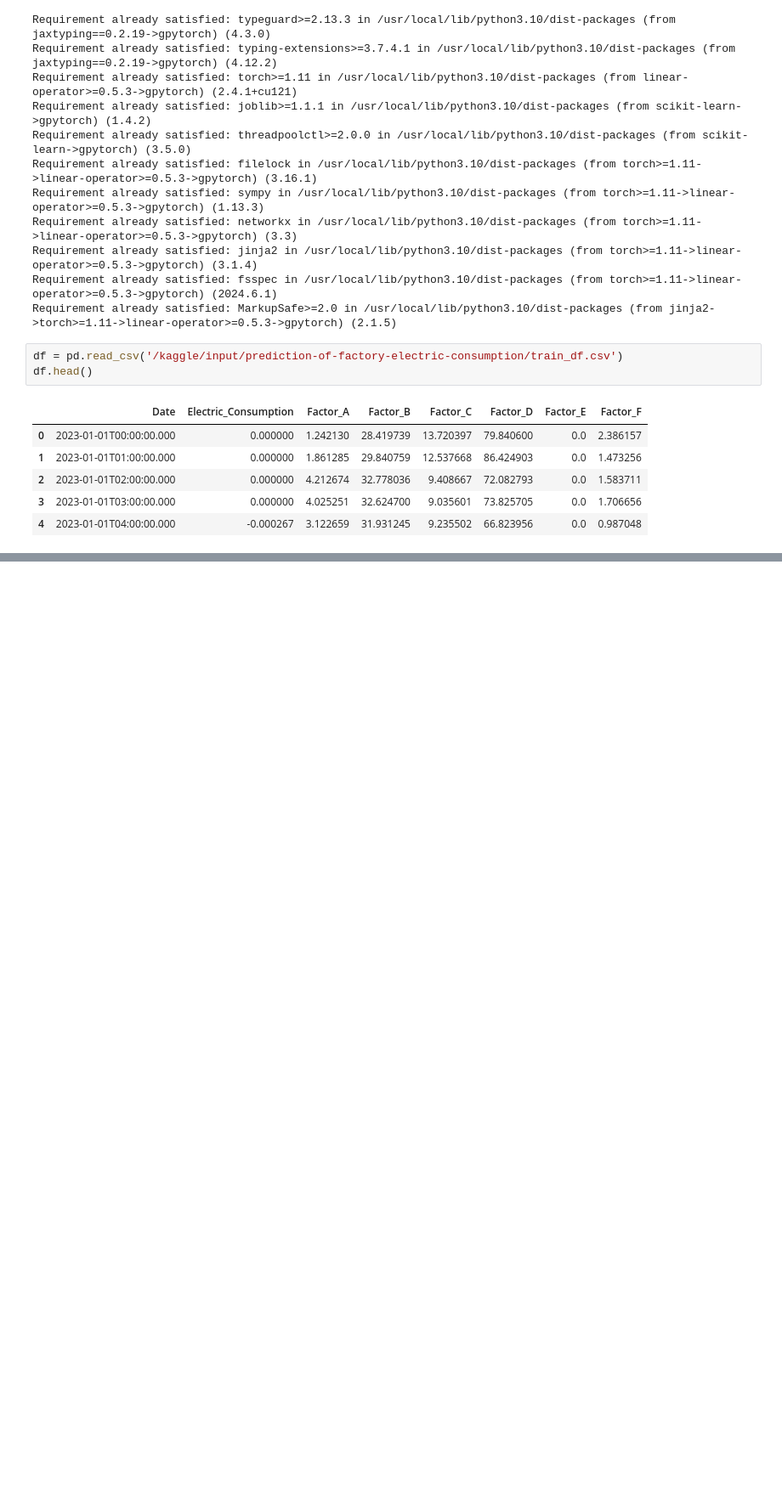
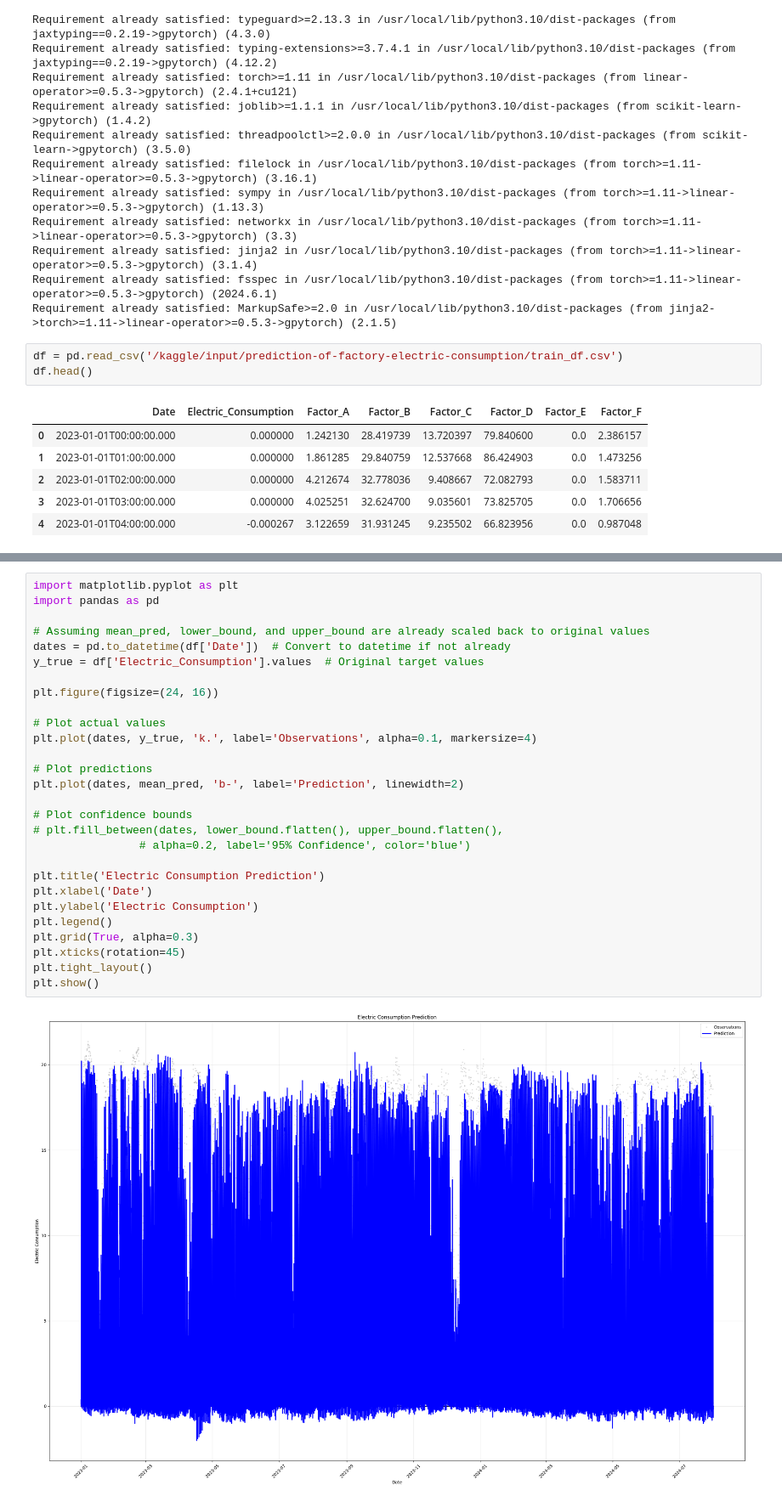
Before and after one commit to cwleung/Kaggle, a Jupyter notebook: factory-electric-consumption-gp.ipynb, the cells around one changed output, grey strips where cells are left out. Shown at 85% size. Cells and saved outputs as stored; diff of their text form; blank space fills up the shorter version.

Commit message:
Kaggle Notebook | Factory Electric Consumption - GP | Version 2

```diff
--- a/factory-electric-consumption-gp.ipynb
+++ b/factory-electric-consumption-gp.ipynb
@@ -208,0 +217,30 @@ Iteration 20/100 - Loss: 5.787
+# %%
+import matplotlib.pyplot as plt
+import pandas as pd
+
+# Assuming mean_pred, lower_bound, and upper_bound are already scaled back to original values
+dates = pd.to_datetime(df['Date'])  # Convert to datetime if not already
+y_true = df['Electric_Consumption'].values  # Original target values
+
+plt.figure(figsize=(24, 16))
+
+# Plot actual values
+plt.plot(dates, y_true, 'k.', label='Observations', alpha=0.1, markersize=4)
+
+# Plot predictions
+plt.plot(dates, mean_pred, 'b-', label='Prediction', linewidth=2)
+
+# Plot confidence bounds
+# plt.fill_between(dates, lower_bound.flatten(), upper_bound.flatten(),
+                # alpha=0.2, label='95% Confidence', color='blue')
+
+plt.title('Electric Consumption Prediction')
+plt.xlabel('Date')
+plt.ylabel('Electric Consumption')
+plt.legend()
+plt.grid(True, alpha=0.3)
+plt.xticks(rotation=45)
+plt.tight_layout()
+plt.show()
+# %% [output]
+[figure, added]
```
Also changed, not shown: parts of 1 cell of this notebook.
